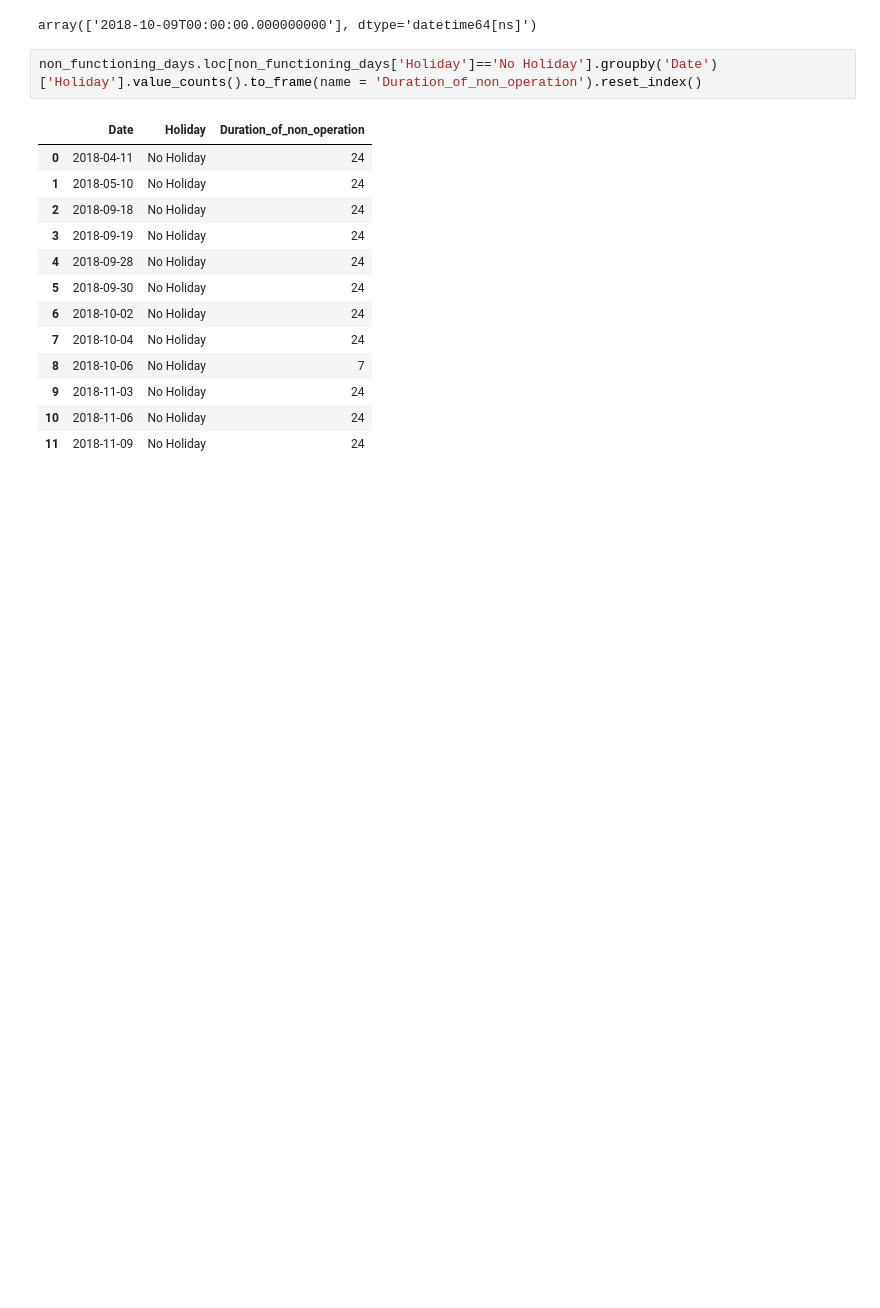
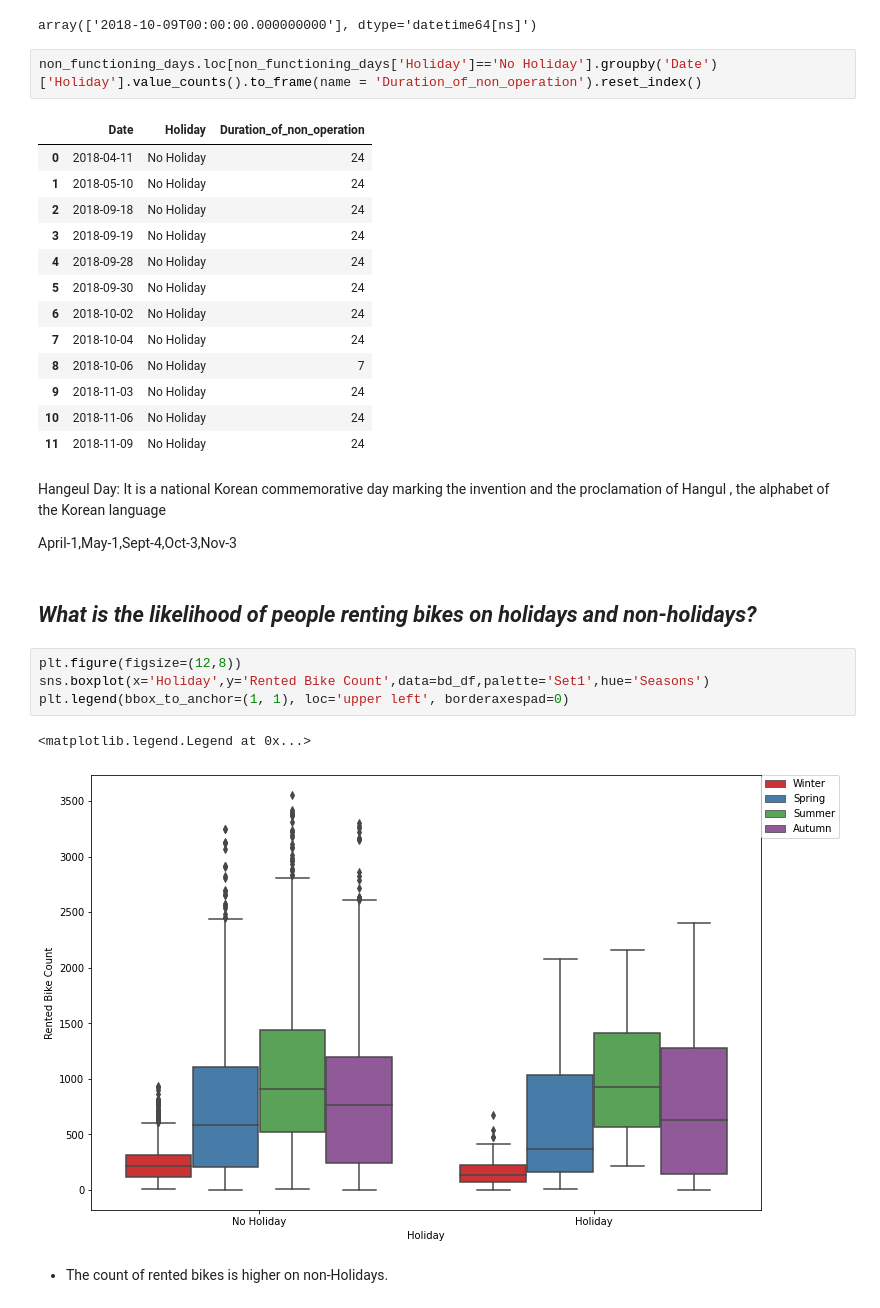
Before and after one commit to RadhikaRM/BikeShareDemandprediction, a Jupyter notebook: Bike_Sharing_Prediction.ipynb, the cells around one changed output. Drawn from its saved outputs; the diff is of its cells as text; blank space fills up the shorter version.

```diff
--- a/Bike_Sharing_Prediction.ipynb
+++ b/Bike_Sharing_Prediction.ipynb
@@ -277,3 +277,18 @@ non_functioning_days.loc[non_functioning_days['Holiday']=='No Holiday'].groupby(
 | 9 | 2018-11-03 | No Holiday | 24 |
 | 10 | 2018-11-06 | No Holiday | 24 |
 | 11 | 2018-11-09 | No Holiday | 24 |
+# %% [markdown]
+ Hangeul Day: It is a national Korean commemorative day marking the invention and the proclamation of Hangul , the alphabet of the Korean language
+
+ April-1,May-1,Sept-4,Oct-3,Nov-3
+# %% [markdown]
+##  *What is the likelihood of people renting bikes on holidays and non-holidays?*
+# %%
+plt.figure(figsize=(12,8))
+sns.boxplot(x='Holiday',y='Rented Bike Count',data=bd_df,palette='Set1',hue='Seasons')
+plt.legend(bbox_to_anchor=(1, 1), loc='upper left', borderaxespad=0)
+# %% [output]
+<matplotlib.legend.Legend at 0x...>
+[figure, added]
+# %% [markdown]
+* The count of rented bikes is higher on non-Holidays.
```
Also changed, not shown: parts of 10 cells of this notebook.
